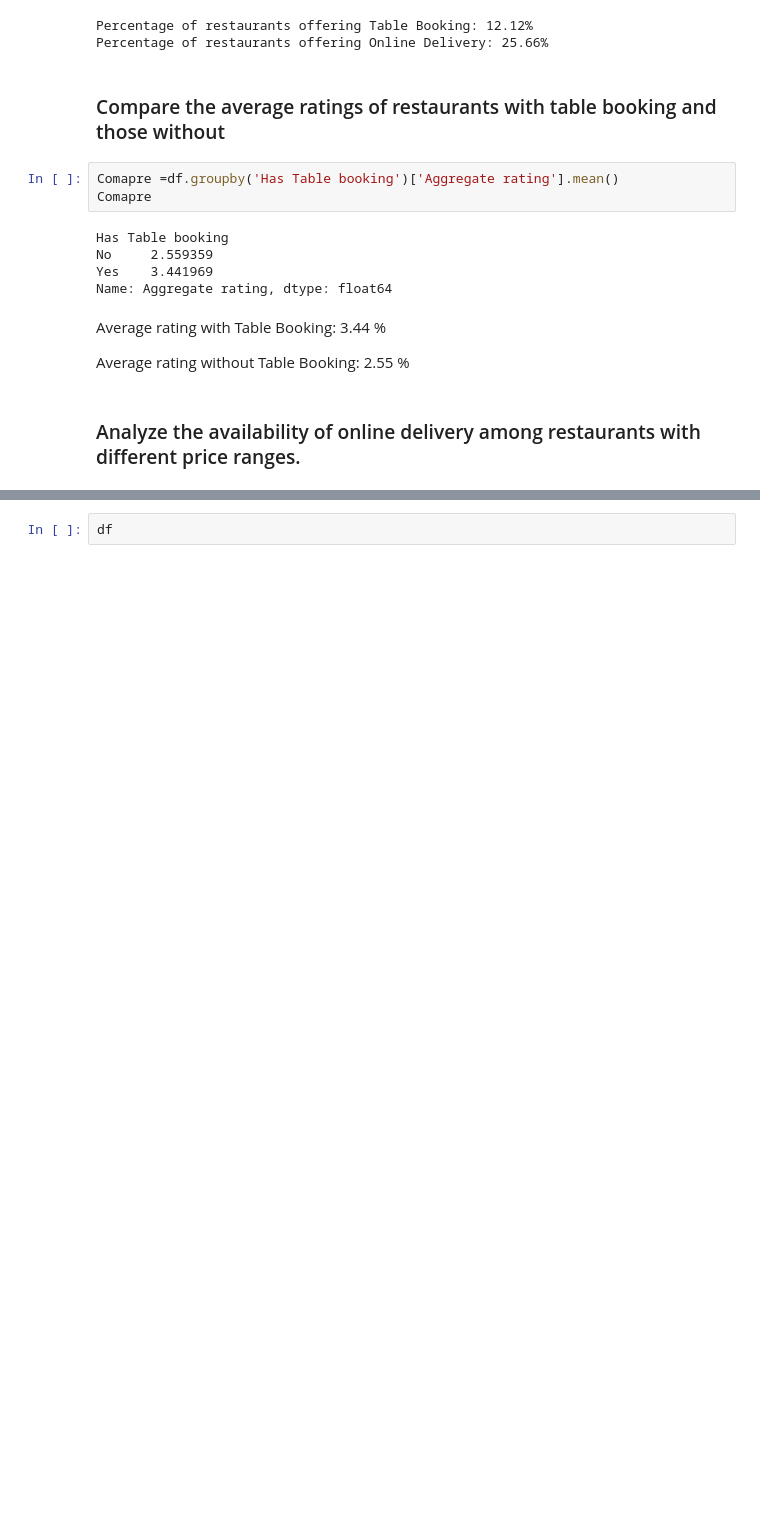
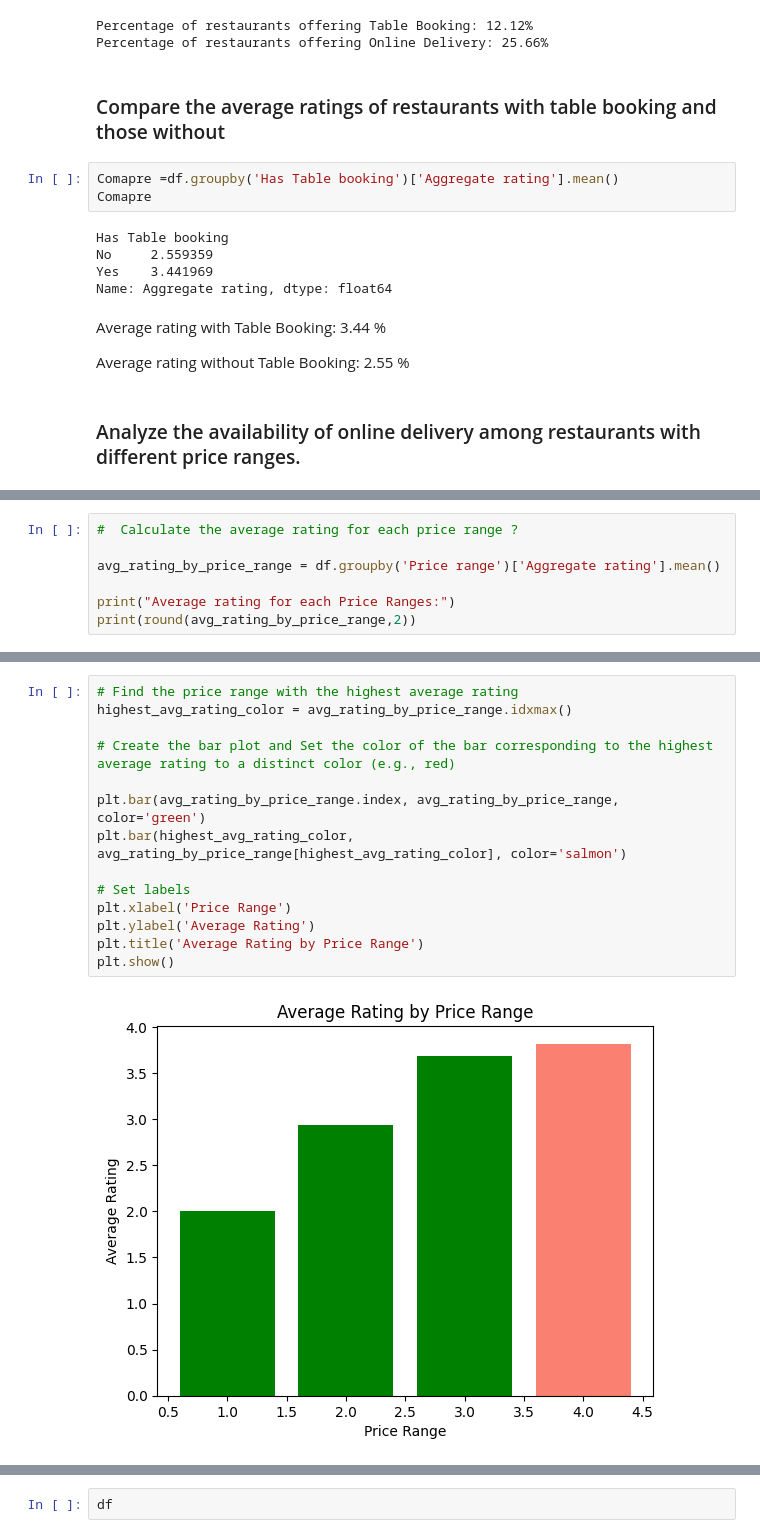
Before and after one commit to Aman811630/Data-Science-Internship-at-Cognifyz-Technologies, a Jupyter notebook: Level_02_Conifyz_Data_Science_Internship_By_Aman_Singh.ipynb, the cells around one changed output, grey strips where cells are left out. Drawn from its saved outputs; the diff is of its cells as text; blank space fills up the shorter version.

```diff
--- a/Level_02_Conifyz_Data_Science_Internship_By_Aman_Singh.ipynb
+++ b/Level_02_Conifyz_Data_Science_Internship_By_Aman_Singh.ipynb
@@ -156,0 +237,7 @@ Average rating without Table Booking: 2.55 %
+# %%
+#  Calculate the average rating for each price range ?
+
+avg_rating_by_price_range = df.groupby('Price range')['Aggregate rating'].mean()
+
+print("Average rating for each Price Ranges:")
+print(round(avg_rating_by_price_range,2))
@@ -156,0 +264,16 @@ Average rating without Table Booking: 2.55 %
+# %%
+# Find the price range with the highest average rating
+highest_avg_rating_color = avg_rating_by_price_range.idxmax()
+
+# Create the bar plot and Set the color of the bar corresponding to the highest average rating to a distinct color (e.g., red)
+
+plt.bar(avg_rating_by_price_range.index, avg_rating_by_price_range, color='green')
+plt.bar(highest_avg_rating_color, avg_rating_by_price_range[highest_avg_rating_color], color='salmon')
+
+# Set labels
+plt.xlabel('Price Range')
+plt.ylabel('Average Rating')
+plt.title('Average Rating by Price Range')
+plt.show()
+# %% [output]
+[figure, added]
```
Also changed, not shown: parts of 10 cells of this notebook.
